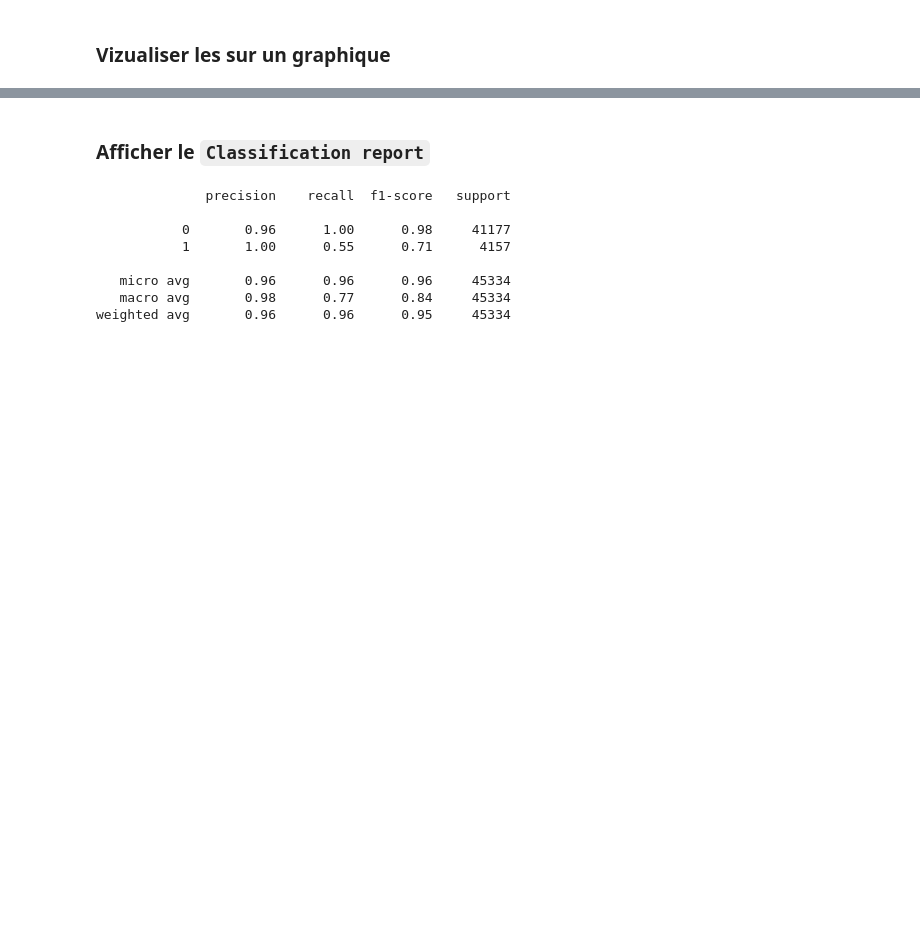
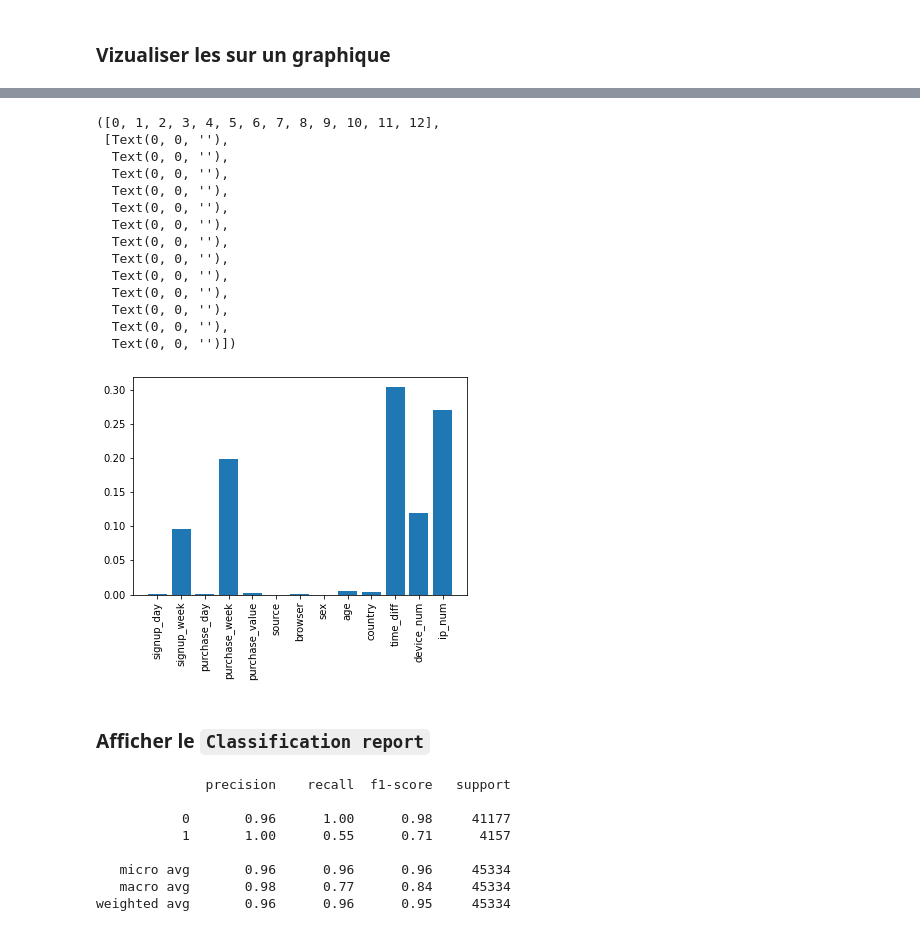
Before and after one commit to RobertoJustino/TP2-Machine-Learning, a Jupyter notebook: projet_fraud.ipynb, the cells around one changed output, grey strips where cells are left out. Drawn from its saved outputs; the diff is of its cells as text; code cells hidden in the pictures; blank space fills up the shorter version.

```diff
--- a/projet_fraud.ipynb
+++ b/projet_fraud.ipynb
@@ -128,0 +136,3 @@ dataFraud
+# %%
+df = dataFraud[['signup_day','signup_week','purchase_day','purchase_week','purchase_value','source','browser','sex','age','country','time_diff','device_num','ip_num','class']]
+df
@@ -152,2 +175,21 @@ memory usage: 17.3+ MB
 # %% [markdown]
 ### Traiter les variables catégoriques
+# %%
+from sklearn.preprocessing import LabelEncoder
+
+#df = df.fillna(0)
+df['country'] = df['country'].replace([0],'NA')
+
+X = df[['signup_day','signup_week','purchase_day','purchase_week','purchase_value','source','browser','sex','age','country','time_diff','device_num','ip_num']]
+y = df['class']
+
+labelEncoder = LabelEncoder()
+
+
+X['source'] = labelEncoder.fit_transform(df['source'])
+X['browser'] = labelEncoder.fit_transform(df['browser'])
+X['sex'] = labelEncoder.fit_transform(df['sex'])
+X['country'] = labelEncoder.fit_transform(df['country'])
+
+print("Classes :", labelEncoder.classes_)
+print("Encodage par labels :", X)
@@ -159,2 +230,6 @@ Shape du dataset d'entrainement : (105778, 13) | Shape du dataset de test : (453
 # %% [markdown]
 ### Instancier un `RandomForestClassifier` et l'entrainer sur vos données
+# %%
+from sklearn.ensemble import RandomForestClassifier
+reg = RandomForestClassifier(max_depth=2, random_state=0)
+reg.fit(X, y)
@@ -183,0 +246,4 @@ dtype: float64
+# %%
+features_importances = reg.feature_importances_
+#features_importances = np.sort(features_importances)[::-1]
+features_importances
@@ -190,3 +257,22 @@ Text(0.5, 1.0, 'Visualizing Important Features')
+# %%
+plt.bar(X.columns, features_importances, align='center')
+plt.xticks(rotation='vertical')
+# %% [output]
+([0, 1, 2, 3, 4, 5, 6, 7, 8, 9, 10, 11, 12],
+ [Text(0, 0, ''),
+  Text(0, 0, ''),
+  Text(0, 0, ''),
+  Text(0, 0, ''),
+  Text(0, 0, ''),
+  Text(0, 0, ''),
+  Text(0, 0, ''),
+  Text(0, 0, ''),
+  Text(0, 0, ''),
+  Text(0, 0, ''),
+  Text(0, 0, ''),
+  Text(0, 0, ''),
+  Text(0, 0, '')])
+[figure, added]
 # %% [markdown]
 ### Afficher le `Classification report`
 # %%
```
Also changed, not shown: parts of 19 cells of this notebook.
